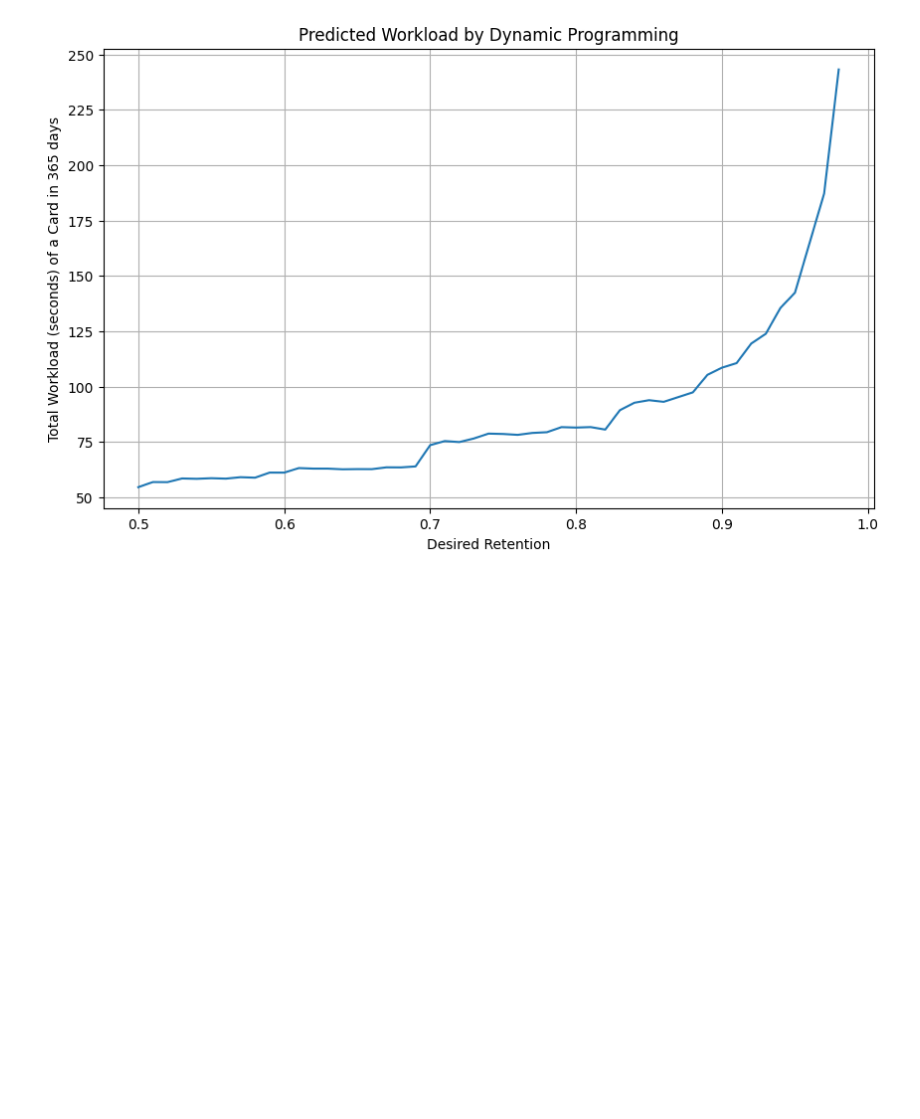
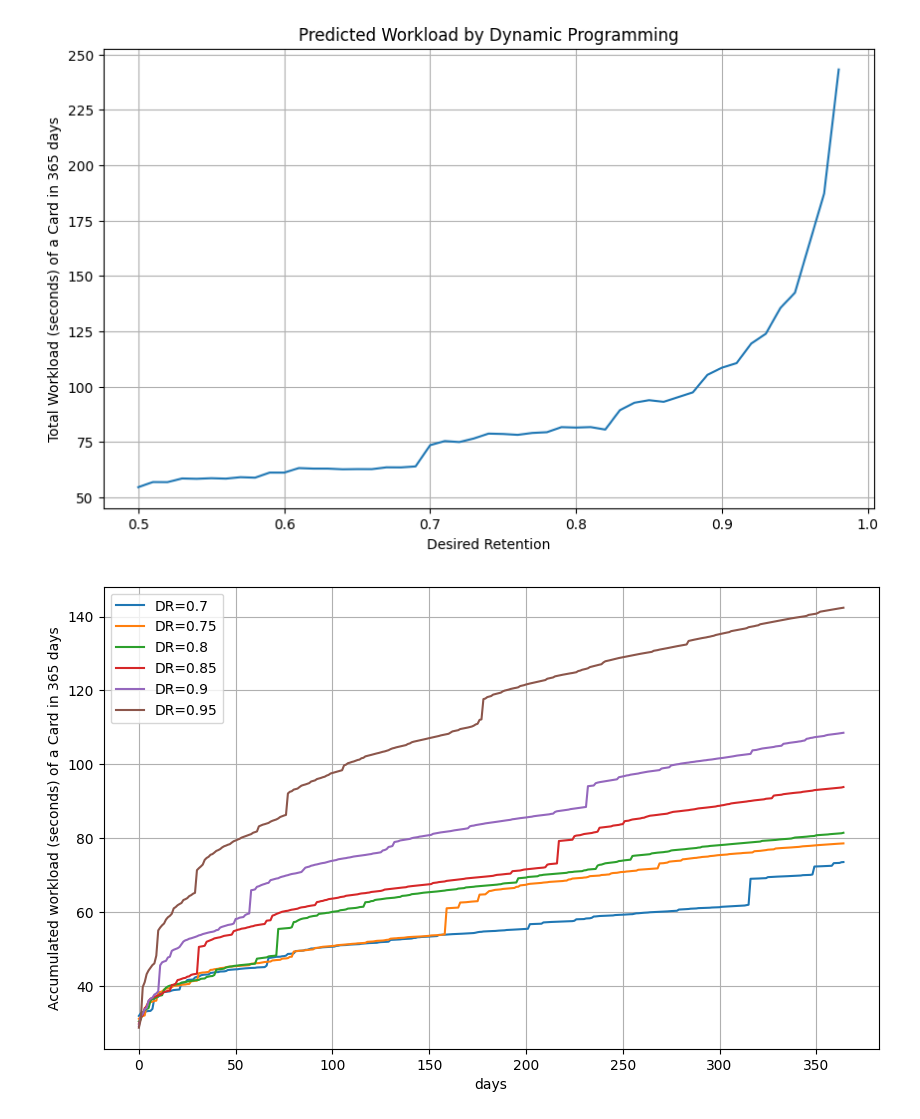
Before and after one commit to open-spaced-repetition/expected-workload, a Jupyter notebook: DynamicProgramming.ipynb, the cells around one changed output. Drawn from its saved outputs; the diff is of its cells as text; code cells hidden in the pictures; blank space fills up the shorter version.

Commit message:
add accumulated workload graph & better 3D cost matrix

```diff
--- a/DynamicProgramming.ipynb
+++ b/DynamicProgramming.ipynb
@@ -257,4 +257,22 @@ plt.ylabel(f"Total Workload (seconds) of a Card in {learn_days} days")
 plt.show()
 # %% [output]
 [figure]
+# %%
+plt.figure(figsize=(10, 6))
+for dr in [0.7, 0.75, 0.8, 0.85, 0.9, 0.95]:
+    accumulated_cost_over_time = []
+    cost_matrix = estimator.evaluate_desired_retention(dr)
+    for i in reversed(range(learn_days)):
+        accumulated_cost = cost_matrix[estimator.s2i(init_stabilities), estimator.d2i(init_difficulties), i]
+        accumulated_cost_over_time.append(accumulated_cost @ np.array([0.2, 0.8]) + LEARN_COST)
+
+    plt.plot(accumulated_cost_over_time, label=f"DR={dr}")
+
+plt.legend()
+plt.grid(True)
+plt.xlabel("days")
+plt.ylabel(f"Accumulated workload (seconds) of a Card in {learn_days} days")
+plt.show()
+# %% [output]
+[figure, added]
 # %%
```
Also changed, not shown: parts of 1 cell of this notebook.
